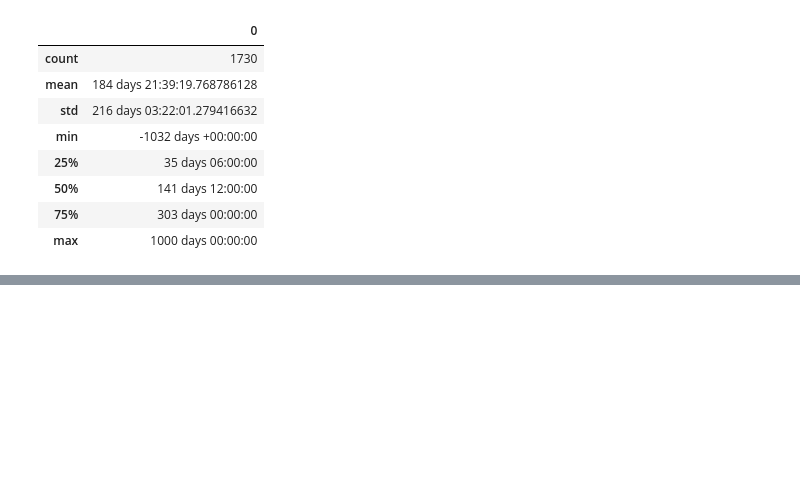
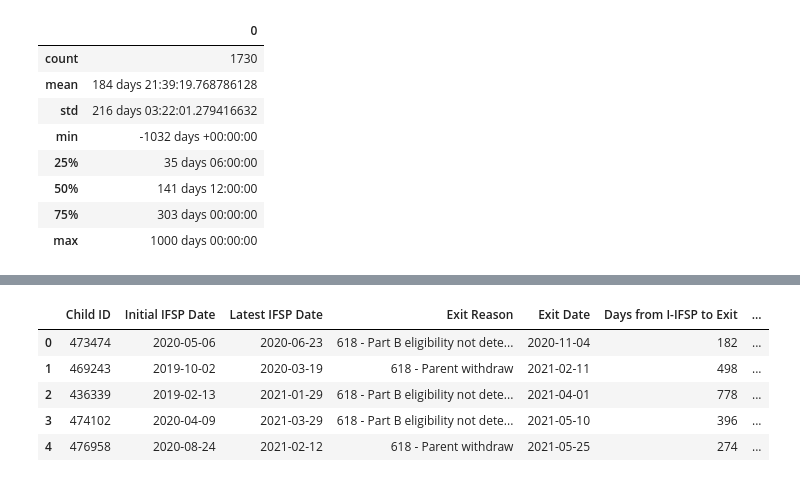
Before and after one commit to TPSchwartz/ddid-cheesecake_factory, a Jupyter notebook: IDEA day 3.ipynb, the cells around one changed output, grey strips where cells are left out. Saved outputs shown, nothing was run; the diff lists cells and outputs as text; code cells hidden in the pictures; blank space fills up the shorter version.

```diff
--- a/IDEA day 3.ipynb
+++ b/IDEA day 3.ipynb
@@ -154,0 +173,9 @@ total_days_df.describe()
+# %%
+reopened_df.head()
+# %% [output]
+|  | Child ID | Initial IFSP Date | Latest IFSP Date | Exit Reason | Exit Date | Days from I-IFSP to Exit | ... |
+| 0 | 473474 | 2020-05-06 | 2020-06-23 | 618 - Part B eligibility not dete... | 2020-11-04 | 182 | ... |
+| 1 | 469243 | 2019-10-02 | 2020-03-19 | 618 - Parent withdraw | 2021-02-11 | 498 | ... |
+| 2 | 436339 | 2019-02-13 | 2021-01-29 | 618 - Part B eligibility not dete... | 2021-04-01 | 778 | ... |
+| 3 | 474102 | 2020-04-09 | 2021-03-29 | 618 - Part B eligibility not dete... | 2021-05-10 | 396 | ... |
+| 4 | 476958 | 2020-08-24 | 2021-02-12 | 618 - Parent withdraw | 2021-05-25 | 274 | ... |
```
Also changed, not shown: parts of 2 cells of this notebook, 2 other files.
